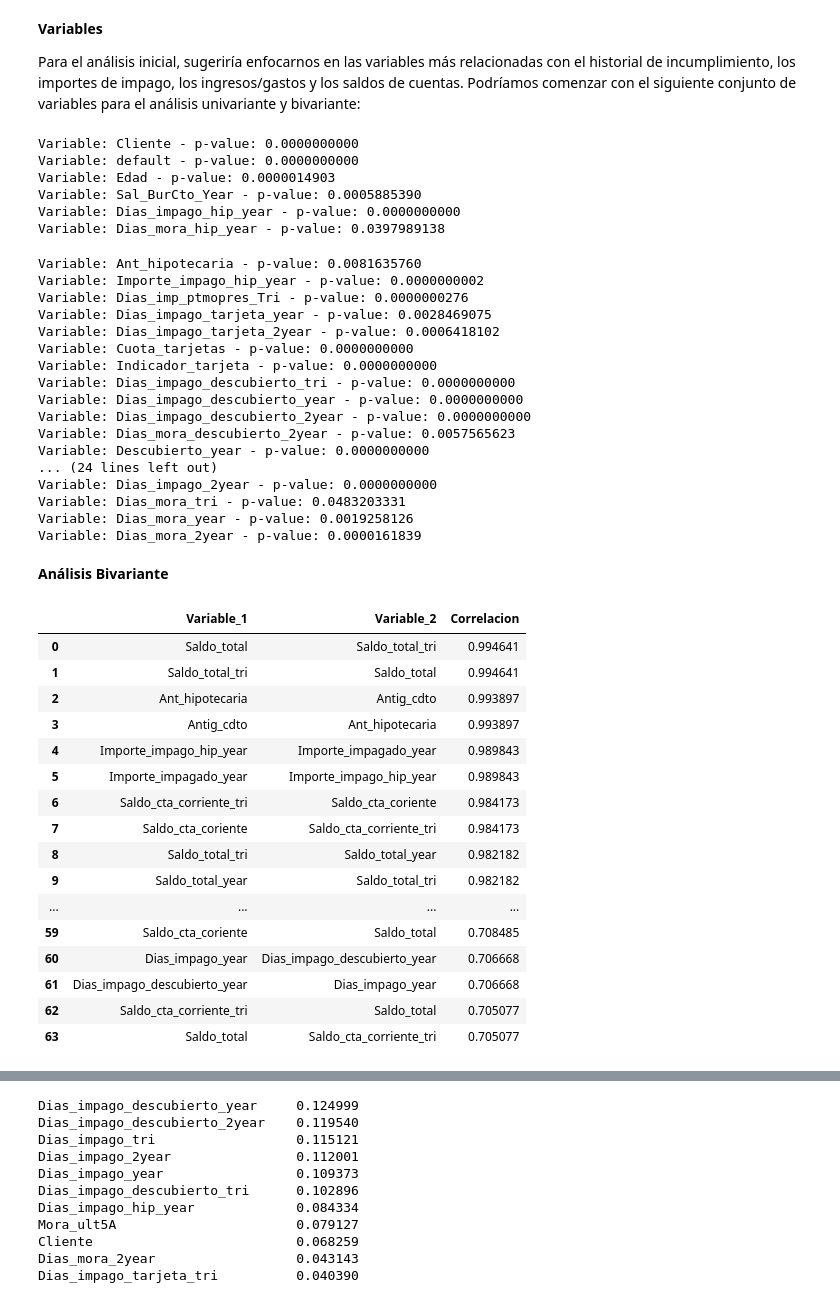
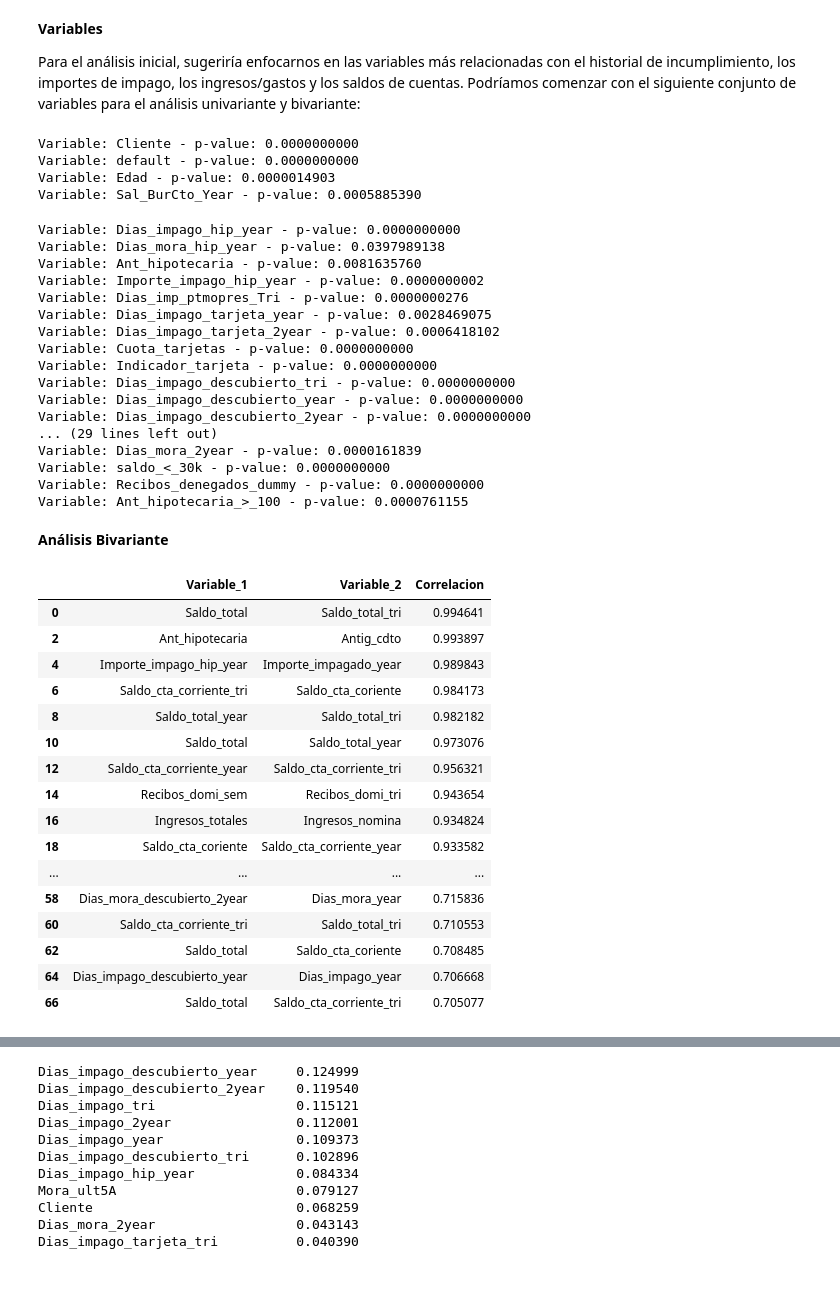
Before and after one commit to martamateosgon/Finanzas_MS, a Jupyter notebook: analisis_marta_nagore.ipynb, the cells around one changed output, grey strips where cells are left out. Saved outputs shown, nothing was run; the diff lists cells and outputs as text; code cells hidden in the pictures.

```diff
--- a/analisis_marta_nagore.ipynb
+++ b/analisis_marta_nagore.ipynb
@@ -54,0 +61,5 @@ df.head()
+# %%
+# calcular numero de valores distintos en cada columna
+columnas_sin_valores_distintos = df.nunique()[df.nunique() < 2].index
+df = df.drop(columnas_sin_valores_distintos, axis=1)
+df
@@ -106,0 +134,9 @@ Name: default, dtype: int64
+# %%
+df['saldo_<_30k'] = (df['Saldo_total'] < 30000).astype(int)
+
+# tabla con porcentaje de cantidad de personas con saldo menor a 30k y default
+tabla = df.groupby('default')['saldo_<_30k'].value_counts(normalize=True).unstack()
+display(tabla) # significa que el 97% de las personas con saldo menor a 30k han entrado en default y solo el
+
+tabla2 = df.groupby('saldo_<_30k')['default'].value_counts(normalize=True).unstack()
+display(tabla2)
@@ -107,2 +152,7 @@ Name: default, dtype: int64
+# %%
+df['Gastos/Ingresos'] = df['Gastos'] / df['Ingresos_totales']
+df['Cuotas_ptmos/Ingresos'] = df['Cuotas_ptmos'] / df['Ingresos_totales']
+df['Recibos_denegados_dummy'] = (df['Recibos_denegados'] > 0).astype(int)
+df['Ant_hipotecaria_>_100'] = (df['Ant_hipotecaria'] > 100).astype(int)
 # %% [markdown]
 **Variables de interés**
@@ -150,8 +197,8 @@ Variable: Cliente - p-value: 0.0000000000
 Variable: default - p-value: 0.0000000000
 Variable: Edad - p-value: 0.0000014903
 Variable: Sal_BurCto_Year - p-value: 0.0005885390
-Variable: Dias_impago_hip_year - p-value: 0.0000000000
-Variable: Dias_mora_hip_year - p-value: 0.0397989138
+Variable: Dias_impago_hip_year - p-value: 0.0000000000
+Variable: Dias_mora_hip_year - p-value: 0.0397989138
 Variable: Ant_hipotecaria - p-value: 0.0081635760
 Variable: Importe_impago_hip_year - p-value: 0.0000000002
 Variable: Dias_imp_ptmopres_Tri - p-value: 0.0000000276
@@ -162,55 +209,53 @@ Variable: Indicador_tarjeta - p-value: 0.0000000000
 Variable: Dias_impago_descubierto_tri - p-value: 0.0000000000
 Variable: Dias_impago_descubierto_year - p-value: 0.0000000000
 Variable: Dias_impago_descubierto_2year - p-value: 0.0000000000
-Variable: Dias_mora_descubierto_2year - p-value: 0.0057565623
-Variable: Descubierto_year - p-value: 0.0000000000
-... (24 lines left out)
-Variable: Dias_impago_2year - p-value: 0.0000000000
-Variable: Dias_mora_tri - p-value: 0.0483203331
-Variable: Dias_mora_year - p-value: 0.0019258126
+... (29 lines left out)
 Variable: Dias_mora_2year - p-value: 0.0000161839
+Variable: saldo_<_30k - p-value: 0.0000000000
+Variable: Recibos_denegados_dummy - p-value: 0.0000000000
+Variable: Ant_hipotecaria_>_100 - p-value: 0.0000761155
 # %% [markdown]
 **Análisis Bivariante**
 # %%
 # Correlación entre variables --> TODAS
 
 # Umbral de correlación
 umbral = 0.7  # Puedes ajustar este valor según lo que consideres relevante
 
 # Calcular la matriz de correlaciones
 corr_matrix = df.corr()
 
 # Enmascarar la diagonal (correlaciones de una variable consigo misma)
 mask = np.triu(np.ones_like(corr_matrix, dtype=bool))
 
 # Filtrar las correlaciones por el umbral (superior a +0.7 o -0.7)
 filtered_corr_matrix = corr_matrix.where(np.abs(corr_matrix) > umbral)
 
 # Eliminar la diagonal (correlaciones de una variable consigo misma) para que no se muestre
 filtered_corr_matrix = filtered_corr_matrix.stack().reset_index()
 
 # Filtrar para que solo se muestren las correlaciones por encima del umbral (sin duplicados)
 filtered_corr_matrix.columns = ['Variable_1', 'Variable_2', 'Correlacion']
 filtered_corr_matrix = filtered_corr_matrix[filtered_corr_matrix['Variable_1'] != filtered_corr_matrix['Variable_2']]
 
 # Mostrar la tabla
 pd.set_option('display.max_rows', None)  # Para que muestre todas las filas sin truncarlas
-filtered_corr_matrix.sort_values(by='Correlacion', ascending=False).reset_index(drop=True)
+filtered_corr_matrix.sort_values(by='Correlacion', ascending=False).reset_index(drop=True).drop_duplicates('Correlacion')
 # %% [output]
 |  | Variable_1 | Variable_2 | Correlacion |
 | 0 | Saldo_total | Saldo_total_tri | 0.994641 |
-| 1 | Saldo_total_tri | Saldo_total | 0.994641 |
 | 2 | Ant_hipotecaria | Antig_cdto | 0.993897 |
-| 3 | Antig_cdto | Ant_hipotecaria | 0.993897 |
 | 4 | Importe_impago_hip_year | Importe_impagado_year | 0.989843 |
-| 5 | Importe_impagado_year | Importe_impago_hip_year | 0.989843 |
 | 6 | Saldo_cta_corriente_tri | Saldo_cta_coriente | 0.984173 |
-| 7 | Saldo_cta_coriente | Saldo_cta_corriente_tri | 0.984173 |
-| 8 | Saldo_total_tri | Saldo_total_year | 0.982182 |
-| 9 | Saldo_total_year | Saldo_total_tri | 0.982182 |
+| 8 | Saldo_total_year | Saldo_total_tri | 0.982182 |
+| 10 | Saldo_total | Saldo_total_year | 0.973076 |
+| 12 | Saldo_cta_corriente_year | Saldo_cta_corriente_tri | 0.956321 |
+| 14 | Recibos_domi_sem | Recibos_domi_tri | 0.943654 |
+| 16 | Ingresos_totales | Ingresos_nomina | 0.934824 |
+| 18 | Saldo_cta_coriente | Saldo_cta_corriente_year | 0.933582 |
 | ... | ... | ... | ... |
-| 59 | Saldo_cta_coriente | Saldo_total | 0.708485 |
-| 60 | Dias_impago_year | Dias_impago_descubierto_year | 0.706668 |
-| 61 | Dias_impago_descubierto_year | Dias_impago_year | 0.706668 |
-| 62 | Saldo_cta_corriente_tri | Saldo_total | 0.705077 |
-| 63 | Saldo_total | Saldo_cta_corriente_tri | 0.705077 |
+| 58 | Dias_mora_descubierto_2year | Dias_mora_year | 0.715836 |
+| 60 | Saldo_cta_corriente_tri | Saldo_total_tri | 0.710553 |
+| 62 | Saldo_total | Saldo_cta_coriente | 0.708485 |
+| 64 | Dias_impago_descubierto_year | Dias_impago_year | 0.706668 |
+| 66 | Saldo_total | Saldo_cta_corriente_tri | 0.705077 |
```
Also changed, not shown: parts of 20 cells of this notebook.
